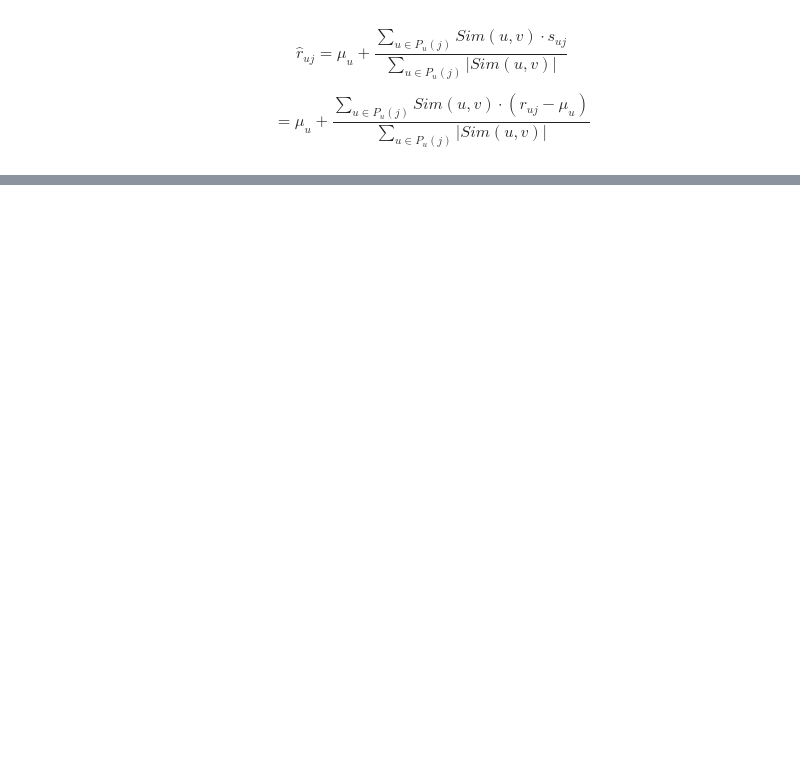
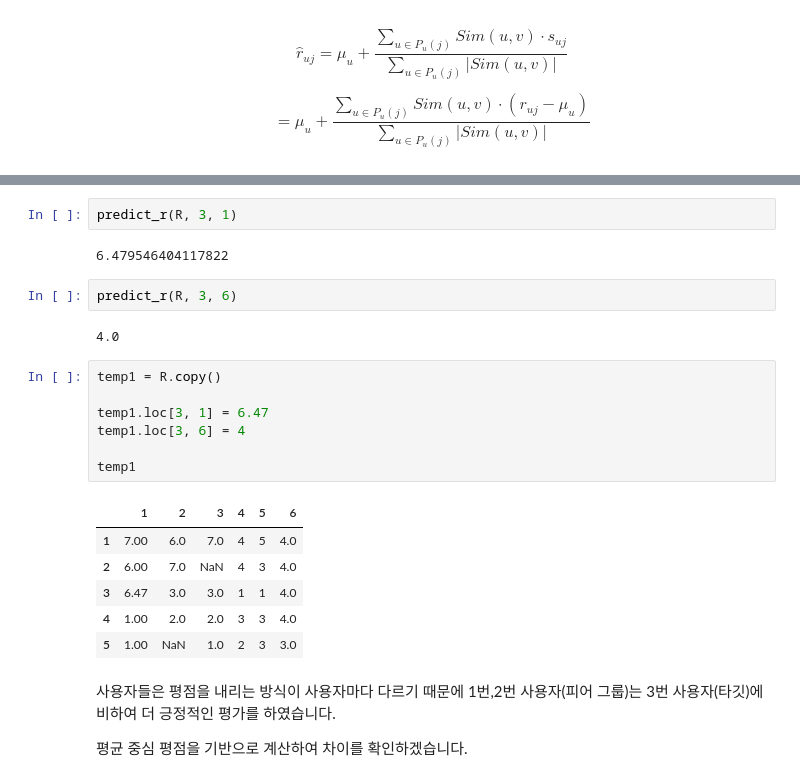
Before and after one commit to HwangHanJae/Recommentaion_Study, a Jupyter notebook: book_Recommender_Systems/Nearest_Neighbor_Collaborative_Filtering.ipynb, the cells around one changed output, grey strips where cells are left out. Saved outputs shown, nothing was run; the diff lists cells and outputs as text; blank space fills up the shorter version.

```diff
--- a/book_Recommender_Systems/Nearest_Neighbor_Collaborative_Filtering.ipynb
+++ b/book_Recommender_Systems/Nearest_Neighbor_Collaborative_Filtering.ipynb
@@ -150,0 +222,26 @@ $P(j)$를 어떻게 설정하느냐에 따라 예측된 평점이 달라진다
+# %%
+predict_r(R, 3, 1)
+# %% [output]
+6.479546404117822
+# %%
+predict_r(R, 3, 6)
+# %% [output]
+4.0
+# %%
+temp1 = R.copy()
+
+temp1.loc[3, 1] = 6.47
+temp1.loc[3, 6] = 4
+
+temp1
+# %% [output]
+|  | 1 | 2 | 3 | 4 | 5 | 6 |
+| 1 | 7.00 | 6.0 | 7.0 | 4 | 5 | 4.0 |
+| 2 | 6.00 | 7.0 | NaN | 4 | 3 | 4.0 |
+| 3 | 6.47 | 3.0 | 3.0 | 1 | 1 | 4.0 |
+| 4 | 1.00 | 2.0 | 2.0 | 3 | 3 | 4.0 |
+| 5 | 1.00 | NaN | 1.0 | 2 | 3 | 3.0 |
+# %% [markdown]
+사용자들은 평점을 내리는 방식이 사용자마다 다르기 때문에 1번,2번 사용자(피어 그룹)는 3번 사용자(타깃)에 비하여 더 긍정적인 평가를 하였습니다.
+
+평균 중심 평점을 기반으로 계산하여 차이를 확인하겠습니다.
```
Also changed, not shown: parts of 26 cells of this notebook.
